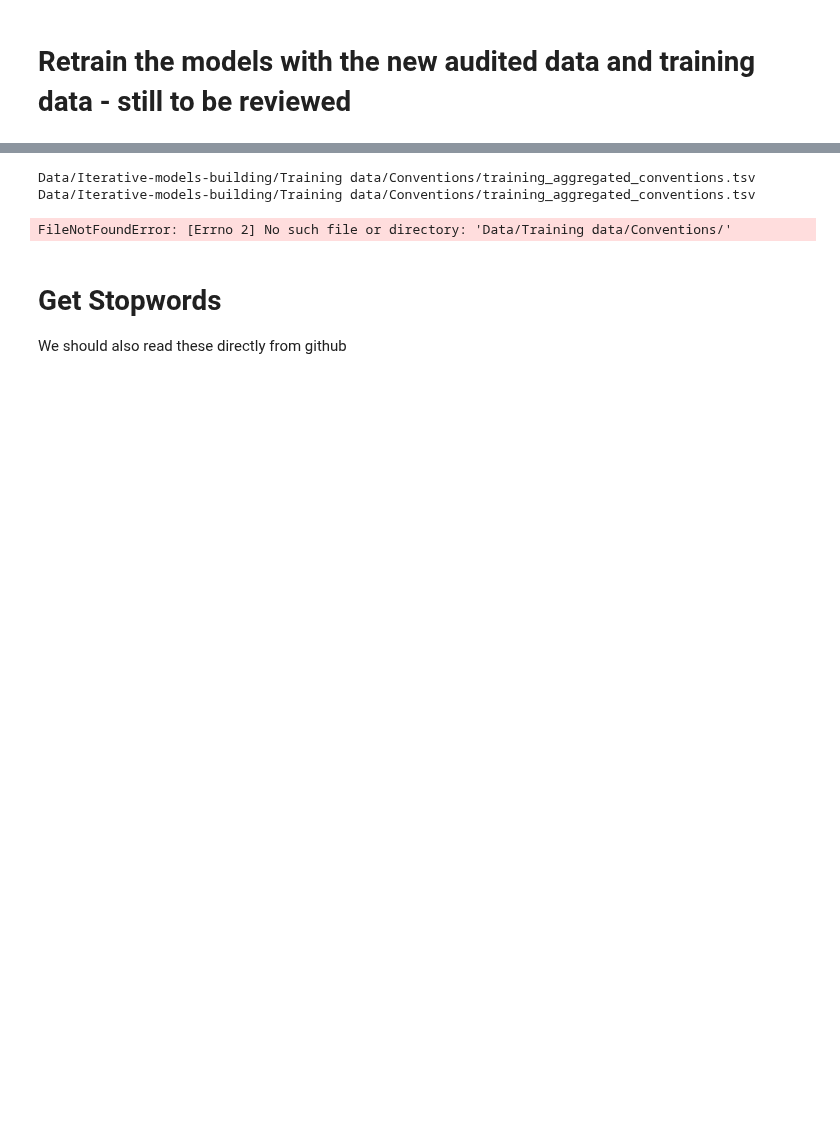
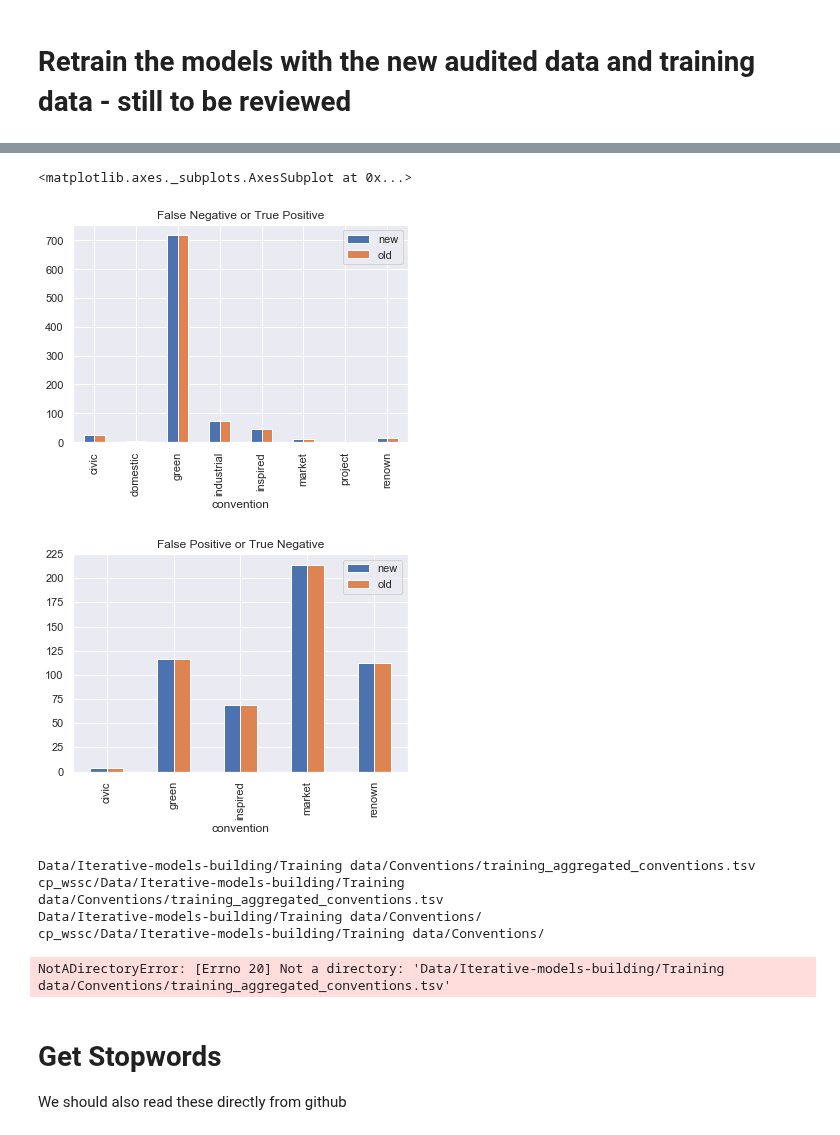
Before and after one commit to aideenf/AIVC, a Jupyter notebook: cp_wssc/Iterative models building_V1.2.ipynb, the cells around one changed output, grey strips where cells are left out. Cells and saved outputs as stored; diff of their text form; code cells hidden in the pictures; blank space fills up the shorter version.

```diff
--- a/cp_wssc/Iterative models building_V1.2.ipynb
+++ b/cp_wssc/Iterative models building_V1.2.ipynb
@@ -303,27 +309,8 @@ paths.CLASSIFIED_DATA_DIR_GIT: cp_wssc/Data/Iterative-models-building/Classifica
 # %%
-conv_stratified_classifications = split_sentences_by_confidence(conventions_classifications, data_sentences, data_sentences_provenance)
-
-file_list = []
-file_list_git = []
-
-for k in conv_stratified_classifications.keys():
-    with open(os.path.join(paths.CLASSIFIED_DATA_DIR_LOCAL, "{}_stratified_classifications.tsv".format(k)), "w")as f3:
-
-        file_list.append(paths.CLASSIFIED_DATA_DIR_LOCAL + "{}_stratified_classifications.tsv".format(k))
-        file_list_git.append(paths.CLASSIFIED_DATA_DIR_GIT + "{}_stratified_classifications.tsv".format(k))
-
-        f3.write("{}\t{}\t{}\t{}\t{}\n".format("text", "convention", "confidence_value", "confidence_level", "data_provenance"))
-
-        for c in conv_stratified_classifications[k]:
-            convention = k.replace("training_", "").lower()
-            f3.write("{}\t{}\t{}\t{}\t{}\n".format(c.text, convention, c.confidence_value, c.confidence_level, c.data_provenance))
-        f3.close()
-
-gc.collect()
 if(USE_GIT_HUB == True):
 #push to github
-        my_file_list = file_list
-        push_to_git_as = file_list_git
+        my_file_list = file_list_classified
+        push_to_git_as = file_list_classified_git
         commit, message = aivm_helper.save_to_github(GIT_USER, GIT_PSWD, GIT_OWNER_REPO, my_file_list, push_to_git_as, "auto push classified conventions")
 
         if (commit != "error"):
@@ -495,18 +559,32 @@ audited_df = retrieve_aggrigate_audited_data_from_git (GITHUB_AGGREGATED_AUDIT_U
+# %%
+test =  audited_df[['convention', 'new', 'old']].copy()
+test[test['new']==1].groupby('convention').count().plot(kind='bar', title="False Negative or True Positive")
+test[test['new']==0].groupby('convention').count().plot(kind='bar', title="False Positive or True Negative")
+test[test['new']==1].groupby('convention').count().plot(kind='bar', title="False Negative or True Positive")
+test[test['new']==0].groupby('convention').count().plot(kind='bar', title="False Positive or True Negative")
+# %% [output]
+<matplotlib.axes._subplots.AxesSubplot at 0x...>
+[figure, added]
+[figure, added]
 # %%
 print(paths.TRAINING_DATA_DIR_FILE_LOCAL)
 print(paths.TRAINING_DATA_DIR_FILE_GIT)
+print(paths.TRAINING_DATA_DIR_LOCAL)
+print(paths.TRAINING_DATA_DIR_GIT)
 # %% [output]
 Data/Iterative-models-building/Training data/Conventions/training_aggregated_conventions.tsv
-Data/Iterative-models-building/Training data/Conventions/training_aggregated_conventions.tsv
+cp_wssc/Data/Iterative-models-building/Training data/Conventions/training_aggregated_conventions.tsv
+Data/Iterative-models-building/Training data/Conventions/
+cp_wssc/Data/Iterative-models-building/Training data/Conventions/
 # %%
-training_files = [f for f in os.listdir(paths.TRAINING_DATA_DIR_FILE_LOCAL) if (os.path.isfile(os.path.join(mypath, f)) and "training" in f and not f.startswith( '.' )) and not "random" in f]#[:2]
+training_files = [f for f in os.listdir(paths.TRAINING_DATA_DIR_LOCAL) if (os.path.isfile(os.path.join(mypath, f)) and "training" in f and not f.startswith( '.' )) and not "random" in f]#[:2]
 
 
 
 
 training_files
 # %% [output]
-FileNotFoundError: [Errno 2] No such file or directory: 'Data/Training data/Conventions/'
+NotADirectoryError: [Errno 20] Not a directory: 'Data/Iterative-models-building/Training data/Conventions/training_aggregated_conventions.tsv'
 # %%
 FEATURES_LENGTH = 3000
 VALIDATION_SPLIT = 0.25
```
Also changed, not shown: parts of 30 cells of this notebook.
